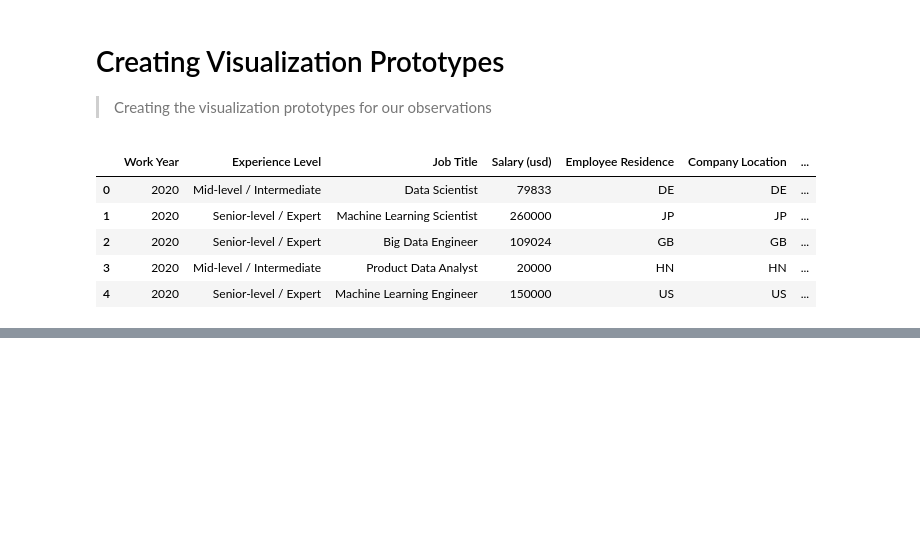
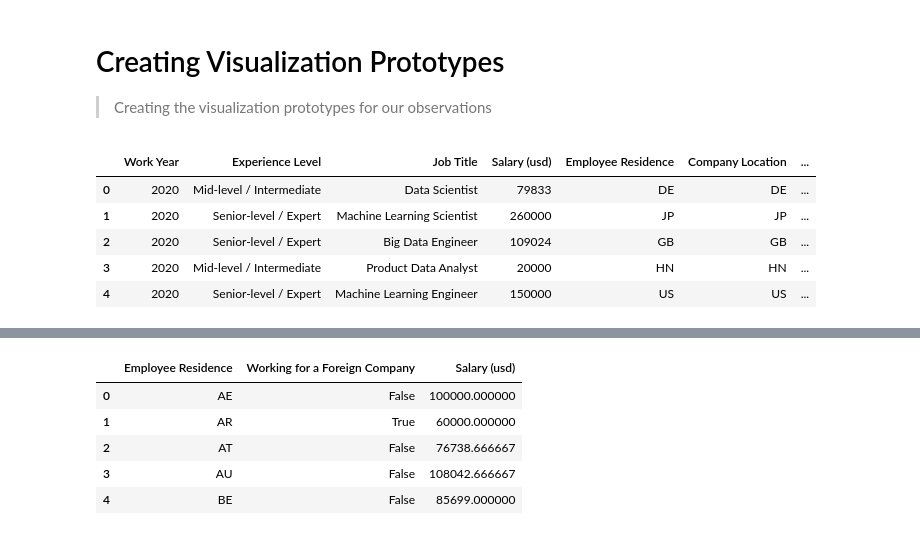
Before and after one commit to daniilgaltsev/dataviz_course, a Jupyter notebook: nbs/02_creating_visualization_prototypes.ipynb, the cells around one changed output, grey strips where cells are left out. Drawn from its saved outputs; the diff is of its cells as text; code cells hidden in the pictures; blank space fills up the shorter version.

```diff
--- a/nbs/02_creating_visualization_prototypes.ipynb
+++ b/nbs/02_creating_visualization_prototypes.ipynb
@@ -20,0 +62,10 @@ data.head()
+# %%
+averages = data.groupby(['Employee Residence', 'Working for a Foreign Company'])['Salary (usd)'].mean().reset_index()
+averages.head()
+# %% [output]
+|  | Employee Residence | Working for a Foreign Company | Salary (usd) |
+| 0 | AE | False | 100000.000000 |
+| 1 | AR | True | 60000.000000 |
+| 2 | AT | False | 76738.666667 |
+| 3 | AU | False | 108042.666667 |
+| 4 | BE | False | 85699.000000 |
```
Also changed, not shown: parts of 16 cells of this notebook, 2 other files.
